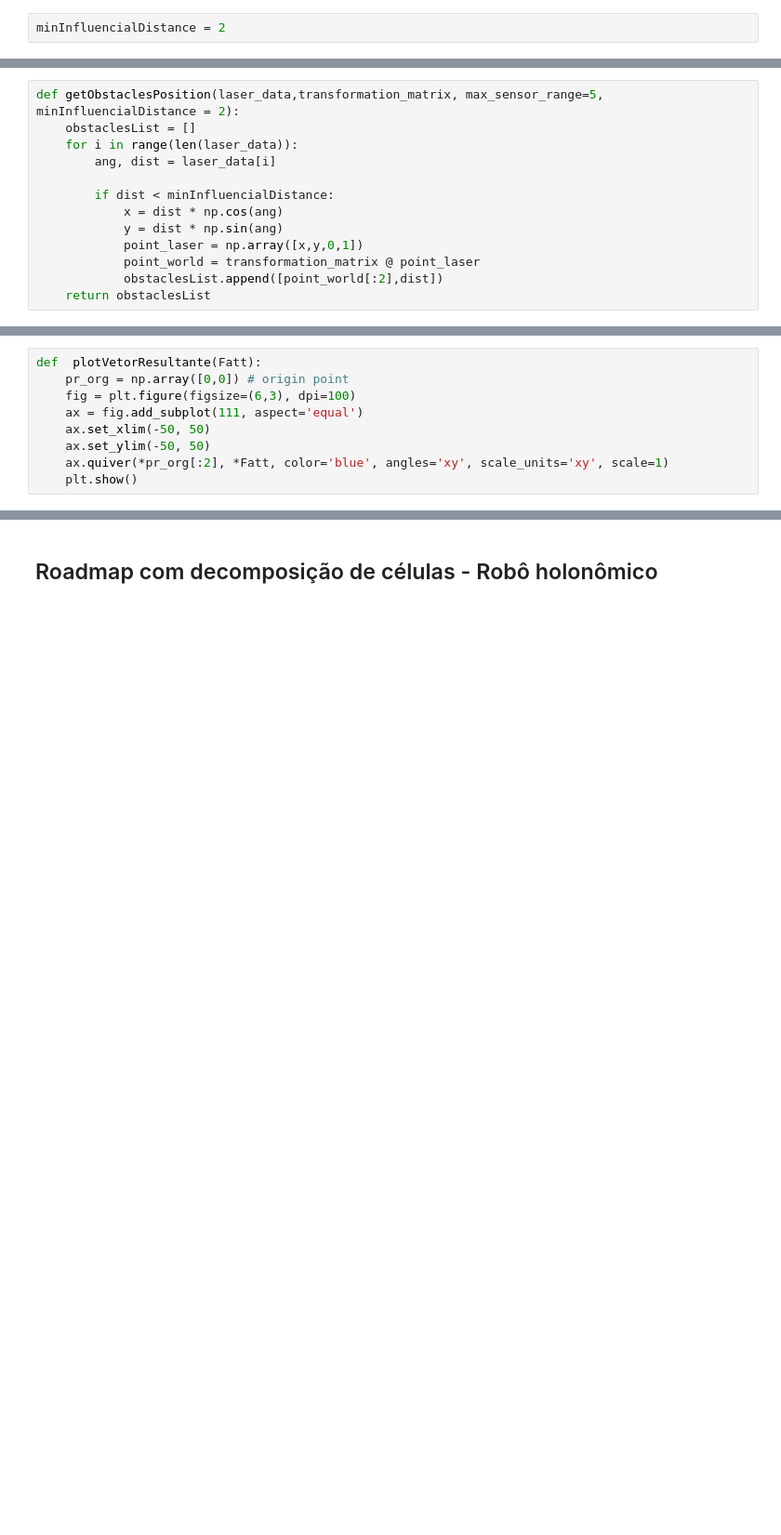
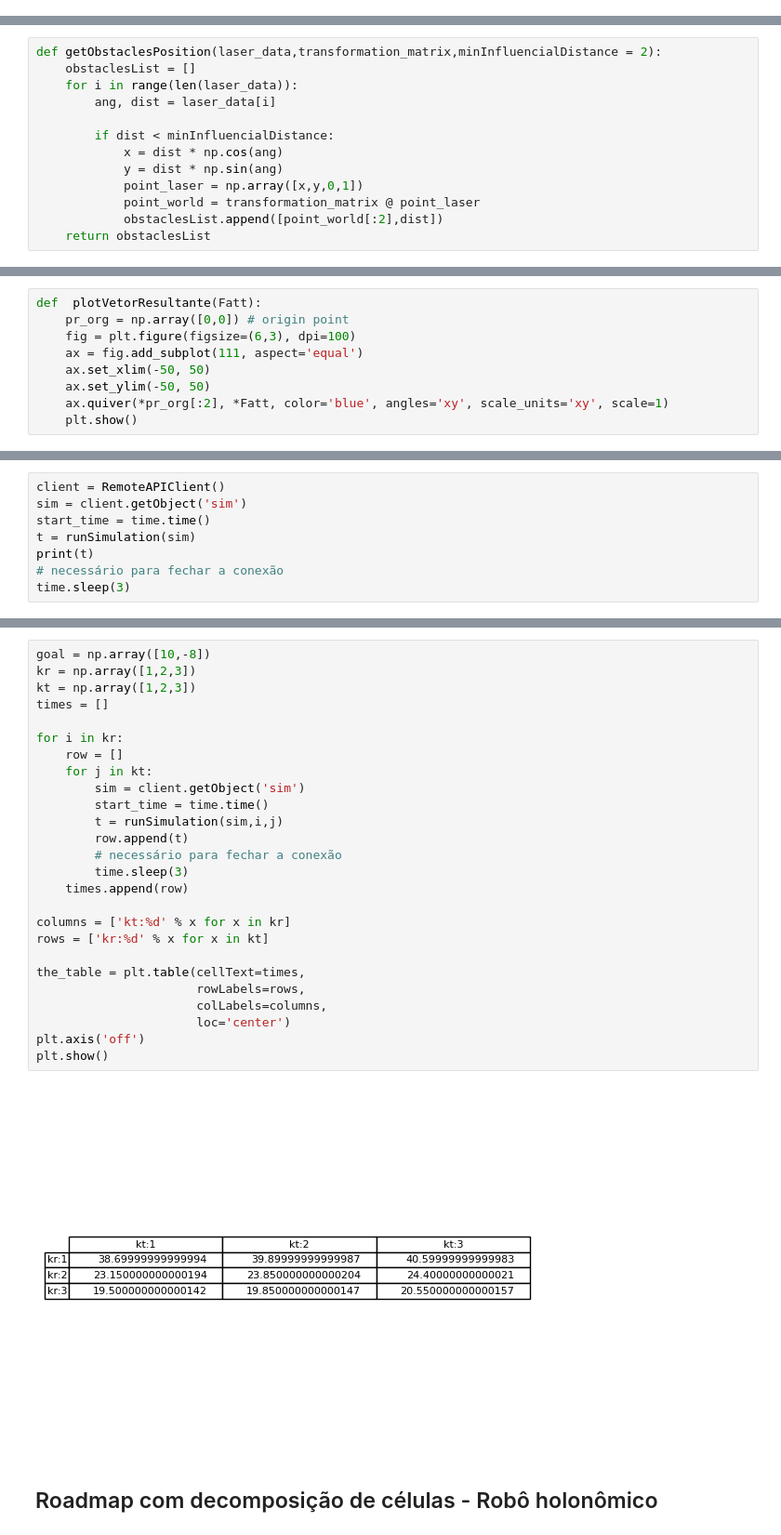
Before and after one commit to caiotcunha/TP2robotica, a Jupyter notebook: TP2.ipynb, the cells around one changed output, grey strips where cells are left out. Shown: that part at 93% size. Cells and saved outputs as stored; diff of their text form; blank space fills up the shorter version.

```diff
--- a/TP2.ipynb
+++ b/TP2.ipynb
@@ -150,2 +163,0 @@ Essa função recebe os dados do laser e filtra quais estão na distância de m
-# %%
-minInfluencialDistance = 2
@@ -152,5 +166,5 @@ minInfluencialDistance = 2
 # %%
-def getObstaclesPosition(laser_data,transformation_matrix, max_sensor_range=5, minInfluencialDistance = 2):
+def getObstaclesPosition(laser_data,transformation_matrix,minInfluencialDistance = 2):
     obstaclesList = []
     for i in range(len(laser_data)):
         ang, dist = laser_data[i]
@@ -291,0 +301,8 @@ Program ended
+# %%
+client = RemoteAPIClient()
+sim = client.getObject('sim')
+start_time = time.time()
+t = runSimulation(sim)
+print(t)
+# necessário para fechar a conexão
+time.sleep(3)
@@ -292,3 +321,31 @@ Program ended
+# %%
+goal = np.array([10,-8])
+kr = np.array([1,2,3])
+kt = np.array([1,2,3])
+times = []
+
+for i in kr:
+    row = []
+    for j in kt:
+        sim = client.getObject('sim')
+        start_time = time.time()
+        t = runSimulation(sim,i,j)
+        row.append(t)
+        # necessário para fechar a conexão
+        time.sleep(3)
+    times.append(row)
+
+columns = ['kt:%d' % x for x in kr]
+rows = ['kr:%d' % x for x in kt]
+
+the_table = plt.table(cellText=times,
+                      rowLabels=rows,
+                      colLabels=columns,
+                      loc='center')
+plt.axis('off')
+plt.show()
+# %% [output]
+[figure, added]
 # %% [markdown]
 ## Roadmap com decomposição de células - Robô holonômico
 # %% [markdown]
```
Also changed, not shown: parts of 22 cells of this notebook.
